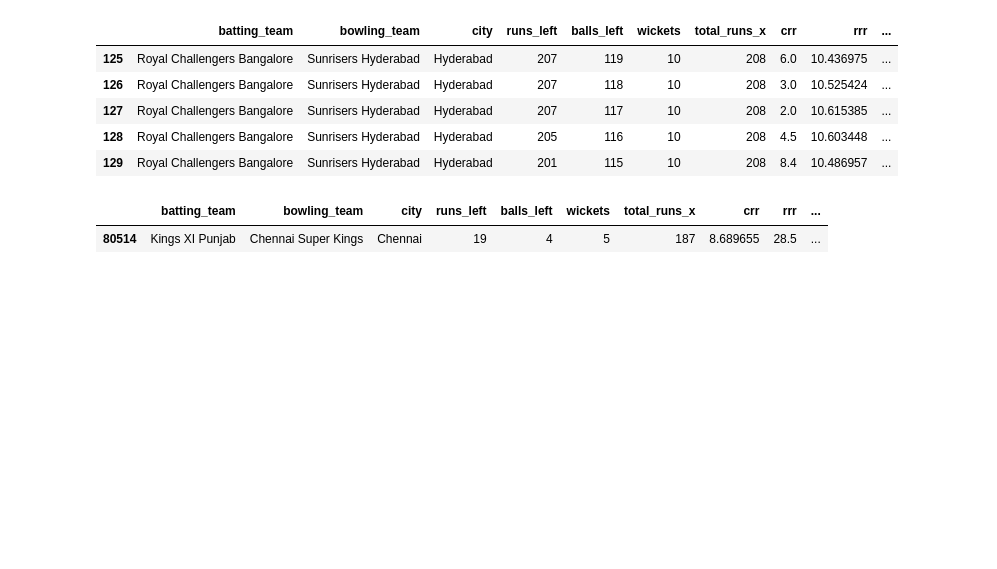
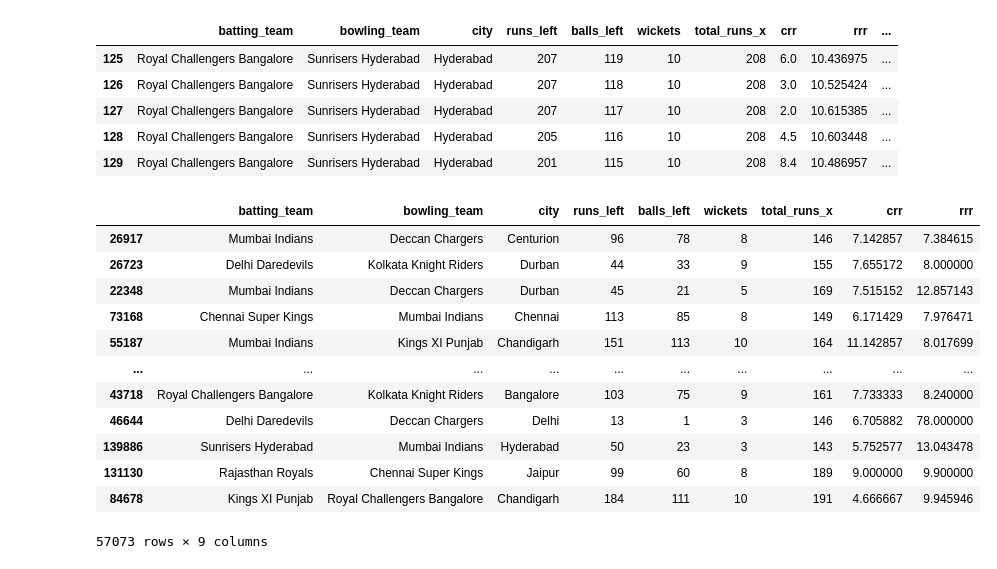
Before and after one commit to Tusharr06/IPL_WIN_PREDICTOR, a Jupyter notebook: predictor.ipynb, the cells around one changed output. Drawn from its saved outputs; the diff is of its cells as text; code cells hidden in the pictures; blank space fills up the shorter version.

Commit message:
Trained The Model

```diff
--- a/predictor.ipynb
+++ b/predictor.ipynb
@@ -284,8 +289,28 @@ final_df.head()
 | 129 | Royal Challengers Bangalore | Sunrisers Hyderabad | Hyderabad | 201 | 115 | 10 | 208 | 8.4 | 10.486957 | ... |
 # %%
 final_df = final_df.sample(final_df.shape[0])
-# %%
-final_df.sample()
-# %% [output]
-|  | batting_team | bowling_team | city | runs_left | balls_left | wickets | total_runs_x | crr | rrr | ... |
-| 80514 | Kings XI Punjab | Chennai Super Kings | Chennai | 19 | 4 | 5 | 187 | 8.689655 | 28.5 | ... |
+# %%
+final_df.sample()
+final_df.dropna(inplace=True)
+final_df = final_df[final_df['balls_left'] != 0]
+# %%
+X = final_df.iloc[:,:-1]
+y = final_df.iloc[:,-1]
+from sklearn.model_selection import train_test_split
+X_train,X_test,y_train,y_test = train_test_split(X,y,test_size=0.2,random_state=1)
+# %%
+X_train
+# %% [output]
+|  | batting_team | bowling_team | city | runs_left | balls_left | wickets | total_runs_x | crr | rrr |
+| 26917 | Mumbai Indians | Deccan Chargers | Centurion | 96 | 78 | 8 | 146 | 7.142857 | 7.384615 |
+| 26723 | Delhi Daredevils | Kolkata Knight Riders | Durban | 44 | 33 | 9 | 155 | 7.655172 | 8.000000 |
+| 22348 | Mumbai Indians | Deccan Chargers | Durban | 45 | 21 | 5 | 169 | 7.515152 | 12.857143 |
+| 73168 | Chennai Super Kings | Mumbai Indians | Chennai | 113 | 85 | 8 | 149 | 6.171429 | 7.976471 |
+| 55187 | Mumbai Indians | Kings XI Punjab | Chandigarh | 151 | 113 | 10 | 164 | 11.142857 | 8.017699 |
+| ... | ... | ... | ... | ... | ... | ... | ... | ... | ... |
+| 43718 | Royal Challengers Bangalore | Kolkata Knight Riders | Bangalore | 103 | 75 | 9 | 161 | 7.733333 | 8.240000 |
+| 46644 | Delhi Daredevils | Deccan Chargers | Delhi | 13 | 1 | 3 | 146 | 6.705882 | 78.000000 |
+| 139886 | Sunrisers Hyderabad | Mumbai Indians | Hyderabad | 50 | 23 | 3 | 143 | 5.752577 | 13.043478 |
+| 131130 | Rajasthan Royals | Chennai Super Kings | Jaipur | 99 | 60 | 8 | 189 | 9.000000 | 9.900000 |
+| 84678 | Kings XI Punjab | Royal Challengers Bangalore | Chandigarh | 184 | 111 | 10 | 191 | 4.666667 | 9.945946 |
+57073 rows × 9 columns
```
Also changed, not shown: parts of 3 cells of this notebook.
